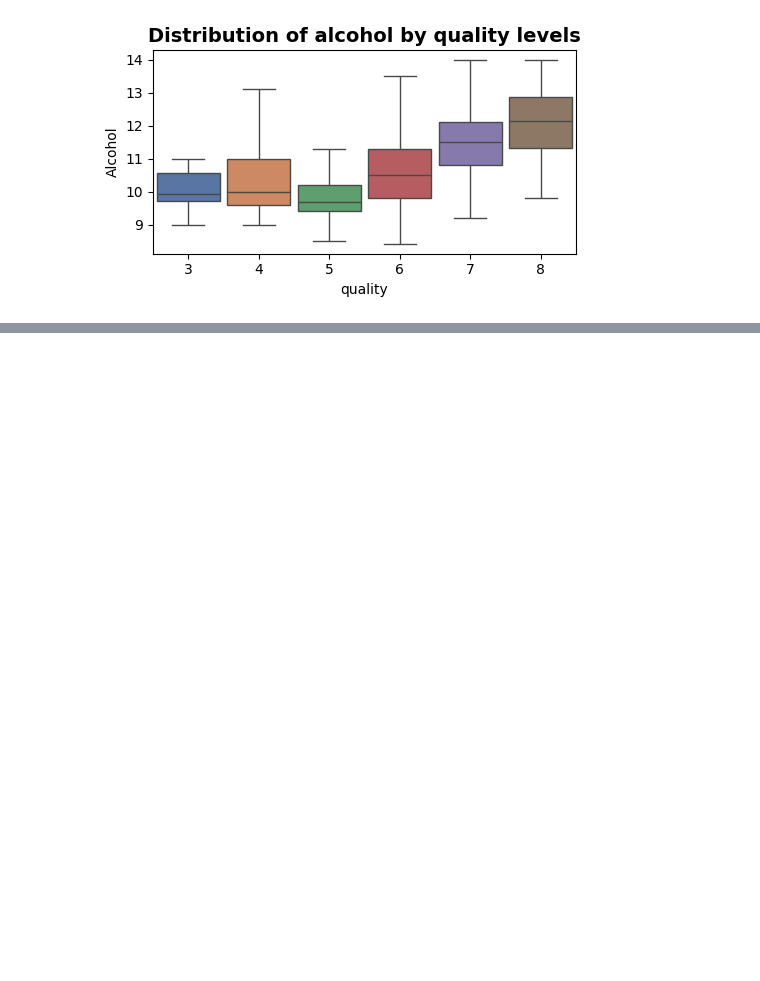
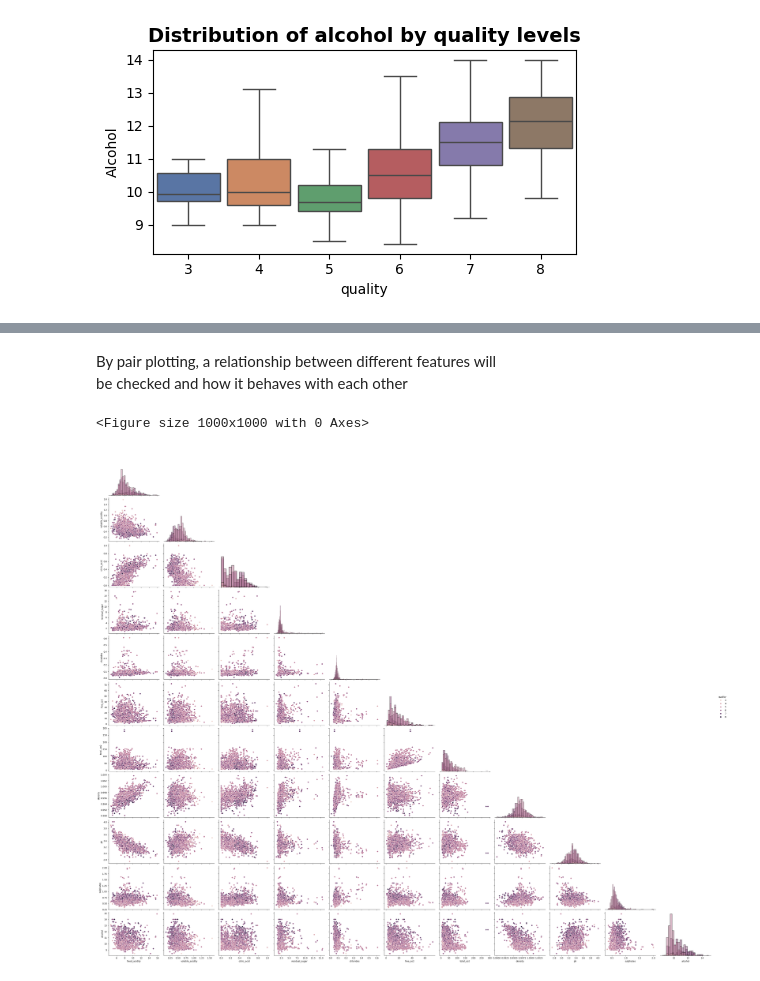
Before and after one commit to ShariYo/Modul2_Sprint3, a Jupyter notebook: project/main.ipynb, the cells around one changed output, grey strips where cells are left out. Cells and saved outputs as stored; diff of their text form; code cells hidden in the pictures; blank space fills up the shorter version.

```diff
--- a/project/main.ipynb
+++ b/project/main.ipynb
@@ -266,0 +276,11 @@ f_boxplot(
+# %% [markdown]
+By pair plotting, a relationship between different features will
+be checked and how it behaves with each other
+# %%
+plt.figure(figsize=(10, 10))
+sns.pairplot(redwine, diag_kind="hist", hue="quality", height=3, aspect=1.2, corner=True)
+
+plt.show()
+# %% [output]
+<Figure size 1000x1000 with 0 Axes>
+[figure, added]
```
Also changed, not shown: parts of 12 cells of this notebook, 1 other file.
